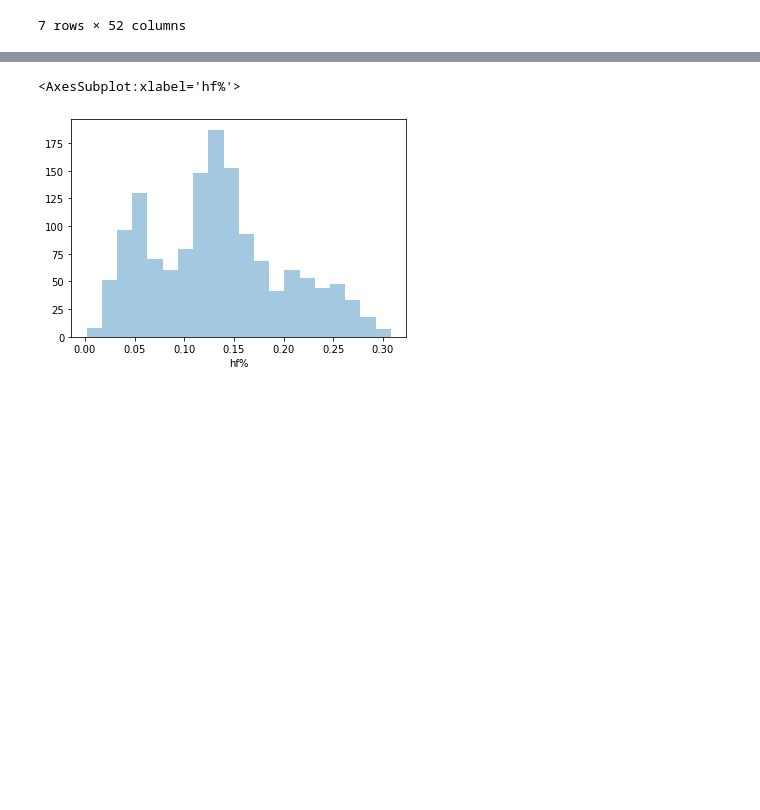
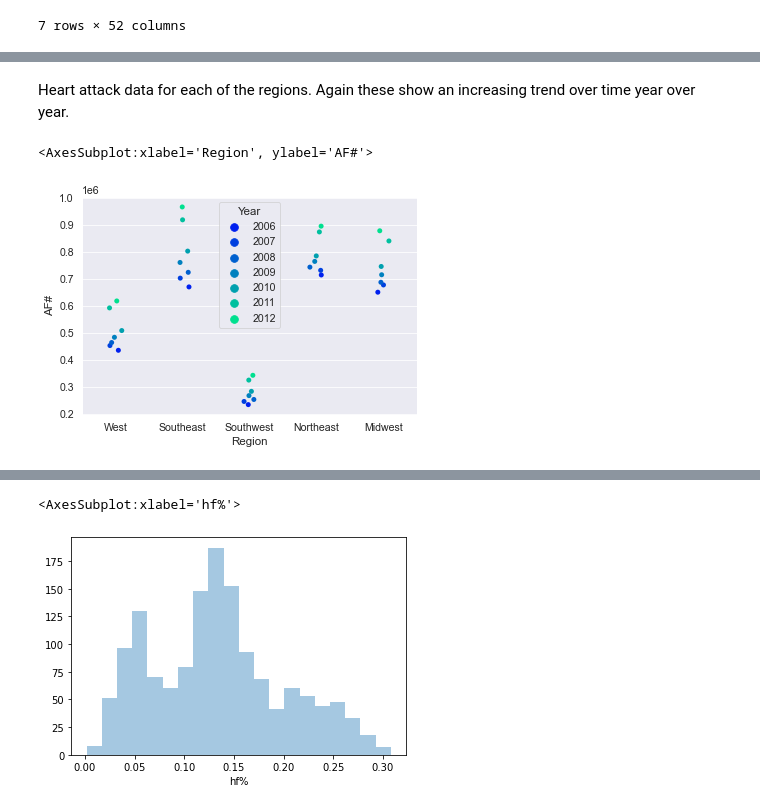
Before and after one commit to data301-2021-winter1/project-group36-project, a Jupyter notebook: notebooks/analysis1.ipynb, the cells around one changed output, grey strips where cells are left out. Drawn from its saved outputs; the diff is of its cells as text; code cells hidden in the pictures; blank space fills up the shorter version.

```diff
--- a/notebooks/analysis1.ipynb
+++ b/notebooks/analysis1.ipynb
@@ -175,0 +247,7 @@ df_nation
+# %% [markdown]
+Heart attack data for each of the regions. Again these show an increasing trend over time year over year.
+# %%
+sns.stripplot(x='Region', y='AF#', data=cardio_data, hue='Year', palette='winter')
+# %% [output]
+<AxesSubplot:xlabel='Region', ylabel='AF#'>
+[figure, added]
```
Also changed, not shown: parts of 23 cells of this notebook, 2 other files.
